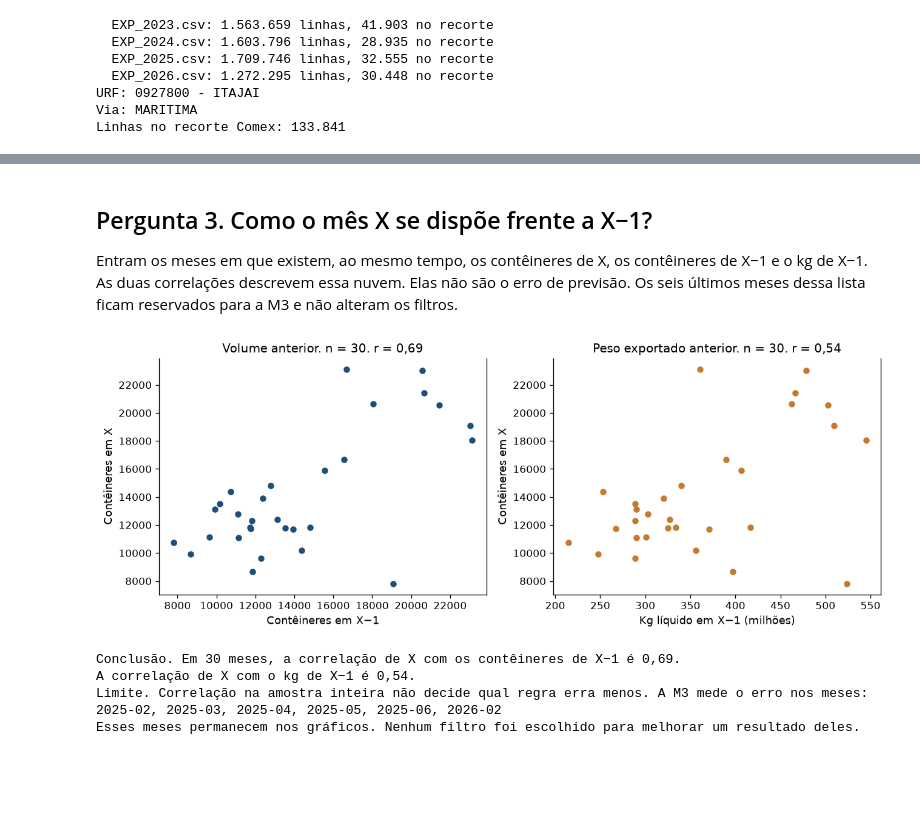
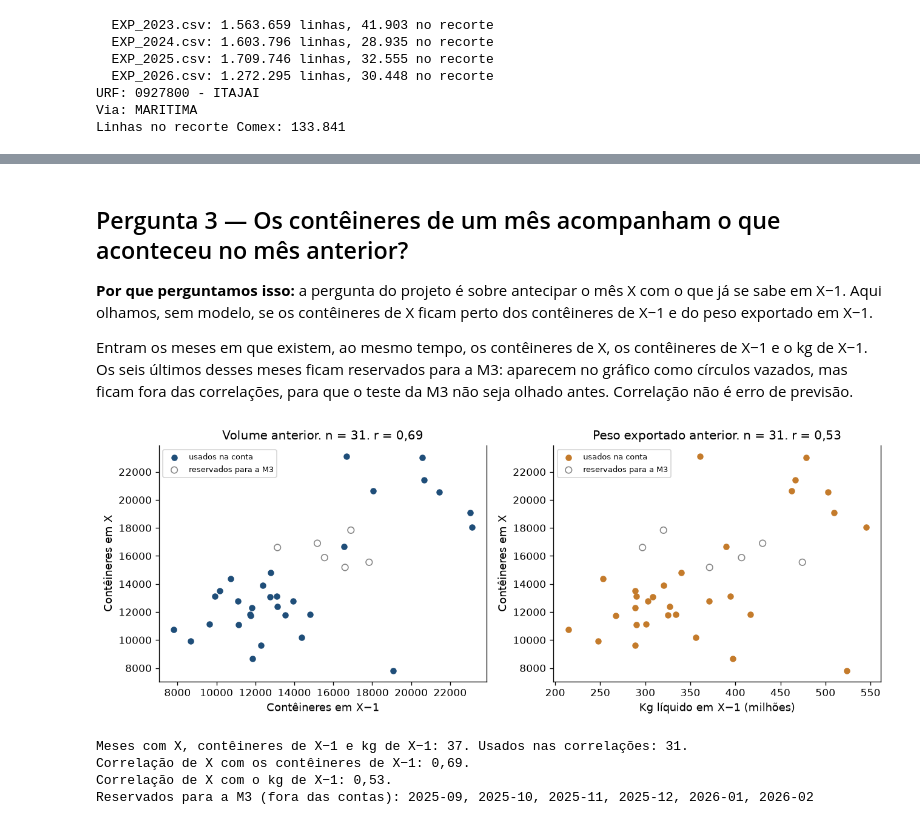
Before and after one commit to Miguel-Pezzini/IA-M2-M3, a Jupyter notebook: Grupo_D_M2_2_EDA.ipynb, the cells around one changed output, grey strips where cells are left out. Saved outputs shown, nothing was run; the diff lists cells and outputs as text; code cells hidden in the pictures; blank space fills up the shorter version.

```diff
--- a/Grupo_D_M2_2_EDA.ipynb
+++ b/Grupo_D_M2_2_EDA.ipynb
@@ -508,33 +577,41 @@ Limite. O gráfico descreve o mesmo mês. A pergunta do projeto usa o kg do mês
 # %% [markdown]
-## Pergunta 3. Como o mês X se dispõe frente a X−1?
+## Pergunta 3 — Os contêineres de um mês acompanham o que aconteceu no mês anterior?
 
-Entram os meses em que existem, ao mesmo tempo, os contêineres de X, os contêineres de X−1 e o kg de X−1. As duas correlações descrevem essa nuvem. Elas não são o erro de previsão. Os seis últimos meses dessa lista ficam reservados para a M3 e não alteram os filtros.
+**Por que perguntamos isso:** a pergunta do projeto é sobre antecipar o mês X com o que já se sabe em X−1. Aqui olhamos, sem modelo, se os contêineres de X ficam perto dos contêineres de X−1 e do peso exportado em X−1.
+
+Entram os meses em que existem, ao mesmo tempo, os contêineres de X, os contêineres de X−1 e o kg de X−1. Os seis últimos desses meses ficam reservados para a M3: aparecem no gráfico como círculos vazados, mas ficam fora das correlações, para que o teste da M3 não seja olhado antes. Correlação não é erro de previsão.
 # %%
 pares = painel.loc[lags].copy()
-n_pers, r_pers = pearson(pares, "conteineres", "conteineres_lag1")
-n_kg, r_kg = pearson(pares, "conteineres", "kg_lag1")
 teste_m3 = pares["mes_rotulo"].tail(6).tolist()
+eh_teste = pares["mes_rotulo"].isin(teste_m3)
+analise = pares.loc[~eh_teste]
+n_pers, r_pers = pearson(analise, "conteineres", "conteineres_lag1")
+n_kg, r_kg = pearson(analise, "conteineres", "kg_lag1")
 
 fig, eixos = plt.subplots(1, 2, figsize=(11, 4.2))
-eixos[0].scatter(pares["conteineres_lag1"], pares["conteineres"], color="#1f4e79", s=28)
-eixos[0].set_xlabel("Contêineres em X−1")
-eixos[0].set_ylabel("Contêineres em X")
-eixos[0].set_title(f"Volume anterior. n = {n_pers}. r = {fmt_r(r_pers)}")
-eixos[1].scatter(pares["kg_lag1"] / 1e6, pares["conteineres"], color="#c47b2b", s=28)
-eixos[1].set_xlabel("Kg líquido em X−1 (milhões)")
-eixos[1].set_ylabel("Contêineres em X")
-eixos[1].set_title(f"Peso exportado anterior. n = {n_kg}. r = {fmt_r(r_kg)}")
+paineis = (
+    (eixos[0], "conteineres_lag1", 1, "#1f4e79", "Contêineres em X−1", f"Volume anterior. n = {n_pers}. r = {fmt_r(r_pers)}"),
+    (eixos[1], "kg_lag1", 1e6, "#c47b2b", "Kg líquido em X−1 (milhões)", f"Peso exportado anterior. n = {n_kg}. r = {fmt_r(r_kg)}"),
+)
+for ax, coluna, escala, cor, rotulo_x, titulo in paineis:
+    ax.scatter(analise[coluna] / escala, analise["conteineres"], color=cor, s=28, label="usados na conta")
+    ax.scatter(pares.loc[eh_teste, coluna] / escala, pares.loc[eh_teste, "conteineres"],
+               facecolors="none", edgecolors="#888888", s=40, label="reservados para a M3")
+    ax.set_xlabel(rotulo_x)
+    ax.set_ylabel("Contêineres em X")
+    ax.set_title(titulo)
+    ax.legend(fontsize=8, loc="upper left")
 fig.tight_layout()
 fig.savefig(OUT_DIR / "figuras" / "03_defasagem.png", bbox_inches="tight")
 plt.show()
 
-print(f"Conclusão. Em {len(pares)} meses, a correlação de X com os contêineres de X−1 é {fmt_r(r_pers)}.")
-print(f"A correlação de X com o kg de X−1 é {fmt_r(r_kg)}.")
-print("Limite. Correlação na amostra inteira não decide qual regra erra menos. A M3 mede o erro nos meses:", ", ".join(teste_m3))
-print("Esses meses permanecem nos gráficos. Nenhum filtro foi escolhido para melhorar um resultado deles.")
+print(f"Meses com X, contêineres de X−1 e kg de X−1: {len(pares)}. Usados nas correlações: {len(analise)}.")
+print(f"Correlação de X com os contêineres de X−1: {fmt_r(r_pers)}.")
+print(f"Correlação de X com o kg de X−1: {fmt_r(r_kg)}.")
+print("Reservados para a M3 (fora das contas):", ", ".join(teste_m3))
 # %% [output]
-[figure, old version]
+[figure, new version]
-Conclusão. Em 30 meses, a correlação de X com os contêineres de X−1 é 0,69.
-A correlação de X com o kg de X−1 é 0,54.
-Limite. Correlação na amostra inteira não decide qual regra erra menos. A M3 mede o erro nos meses: 2025-02, 2025-03, 2025-04, 2025-05, 2025-06, 2026-02
-Esses meses permanecem nos gráficos. Nenhum filtro foi escolhido para melhorar um resultado deles.
+Meses com X, contêineres de X−1 e kg de X−1: 37. Usados nas correlações: 31.
+Correlação de X com os contêineres de X−1: 0,69.
+Correlação de X com o kg de X−1: 0,53.
+Reservados para a M3 (fora das contas): 2025-09, 2025-10, 2025-11, 2025-12, 2026-01, 2026-02
```
Also changed, not shown: parts of 16 cells of this notebook, 9 other files.
